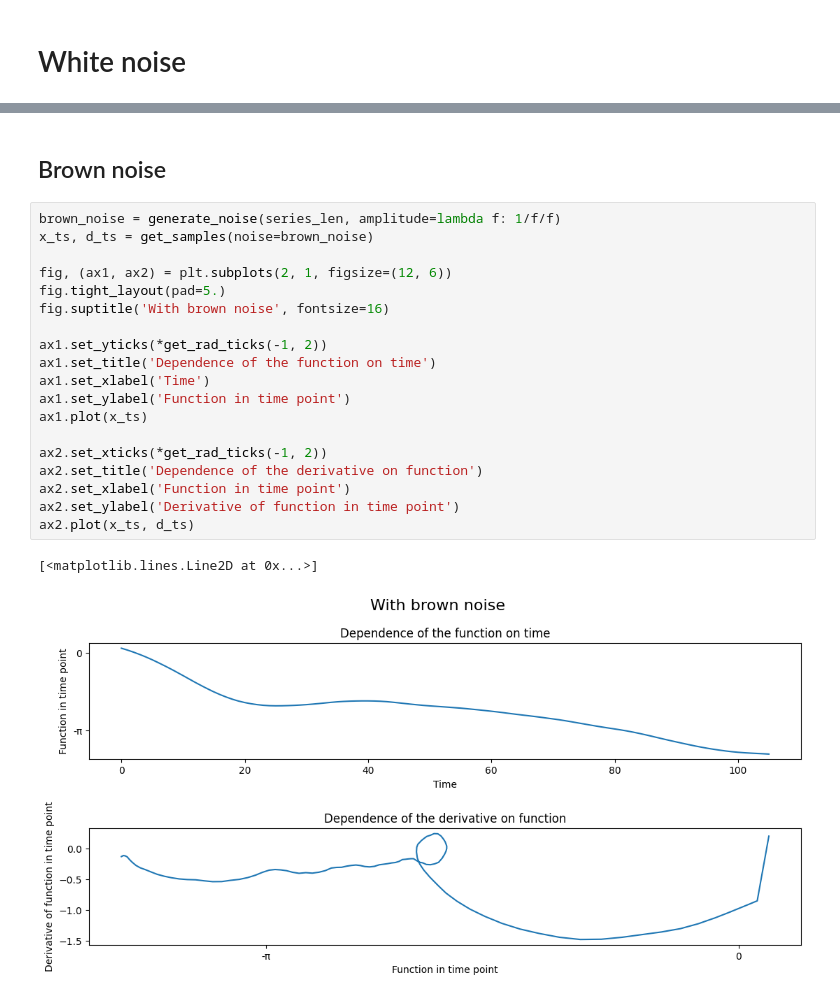
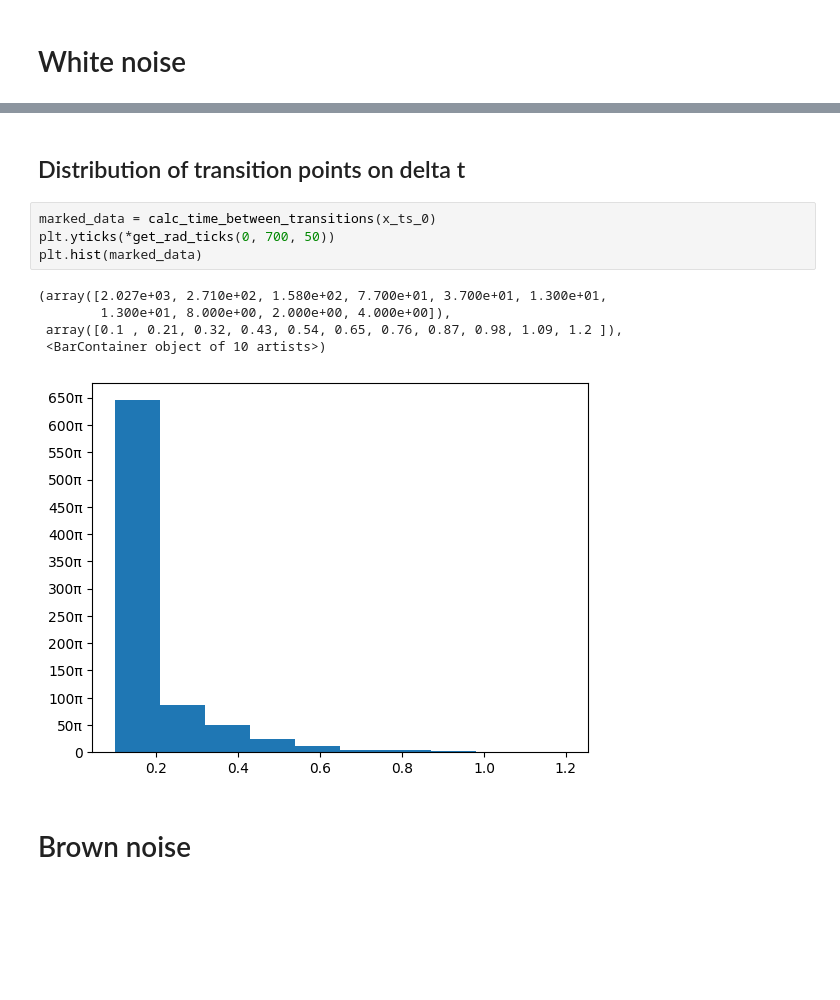
Before and after one commit to HopeMeNow/MDSdiploma, a Jupyter notebook: src/noisesResearch.ipynb, the cells around one changed output, grey strips where cells are left out. Drawn from its saved outputs; the diff is of its cells as text; blank space fills up the shorter version.

```diff
--- a/src/noisesResearch.ipynb
+++ b/src/noisesResearch.ipynb
@@ -221,24 +282,14 @@ ax2.plot(x_ts, d_ts)
+# %% [markdown]
+## Distribution of transition points on delta t
+# %%
+marked_data = calc_time_between_transitions(x_ts_0)
+plt.yticks(*get_rad_ticks(0, 700, 50))
+plt.hist(marked_data)
+# %% [output]
+(array([2.027e+03, 2.710e+02, 1.580e+02, 7.700e+01, 3.700e+01, 1.300e+01,
+        1.300e+01, 8.000e+00, 2.000e+00, 4.000e+00]),
+ array([0.1 , 0.21, 0.32, 0.43, 0.54, 0.65, 0.76, 0.87, 0.98, 1.09, 1.2 ]),
+ <BarContainer object of 10 artists>)
+[figure, added]
 # %% [markdown]
-## Brown noise
+# Brown noise
-# %%
-brown_noise = generate_noise(series_len, amplitude=lambda f: 1/f/f)
-x_ts, d_ts = get_samples(noise=brown_noise)
-
-fig, (ax1, ax2) = plt.subplots(2, 1, figsize=(12, 6))
-fig.tight_layout(pad=5.)
-fig.suptitle('With brown noise', fontsize=16)
-
-ax1.set_yticks(*get_rad_ticks(-1, 2))
-ax1.set_title('Dependence of the function on time')
-ax1.set_xlabel('Time')
-ax1.set_ylabel('Function in time point')
-ax1.plot(x_ts)
-
-ax2.set_xticks(*get_rad_ticks(-1, 2))
-ax2.set_title('Dependence of the derivative on function')
-ax2.set_xlabel('Function in time point')
-ax2.set_ylabel('Derivative of function in time point')
-ax2.plot(x_ts, d_ts)
-# %% [output]
-[<matplotlib.lines.Line2D at 0x...>]
-[figure, removed]
```
Also changed, not shown: parts of 33 cells of this notebook, 2 other files.
